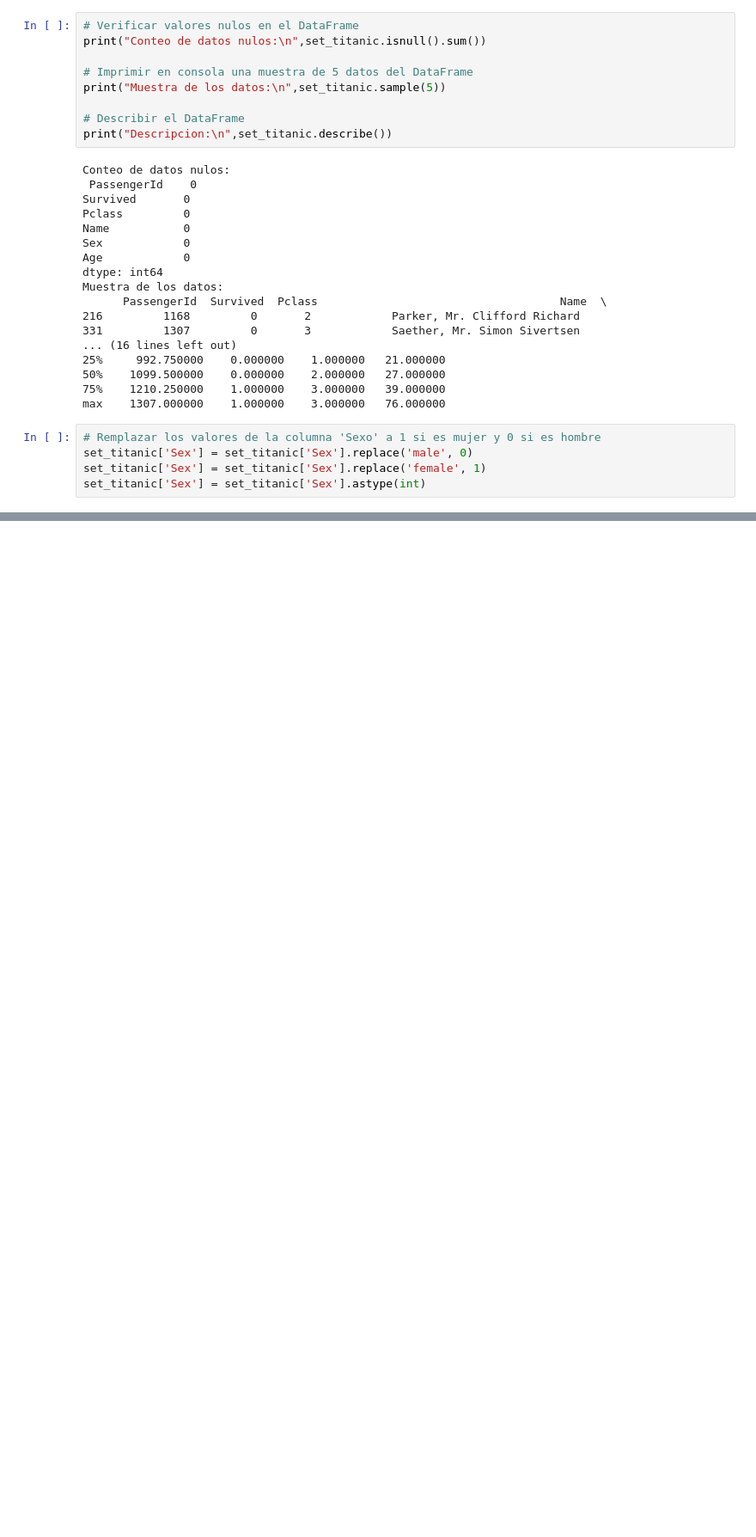
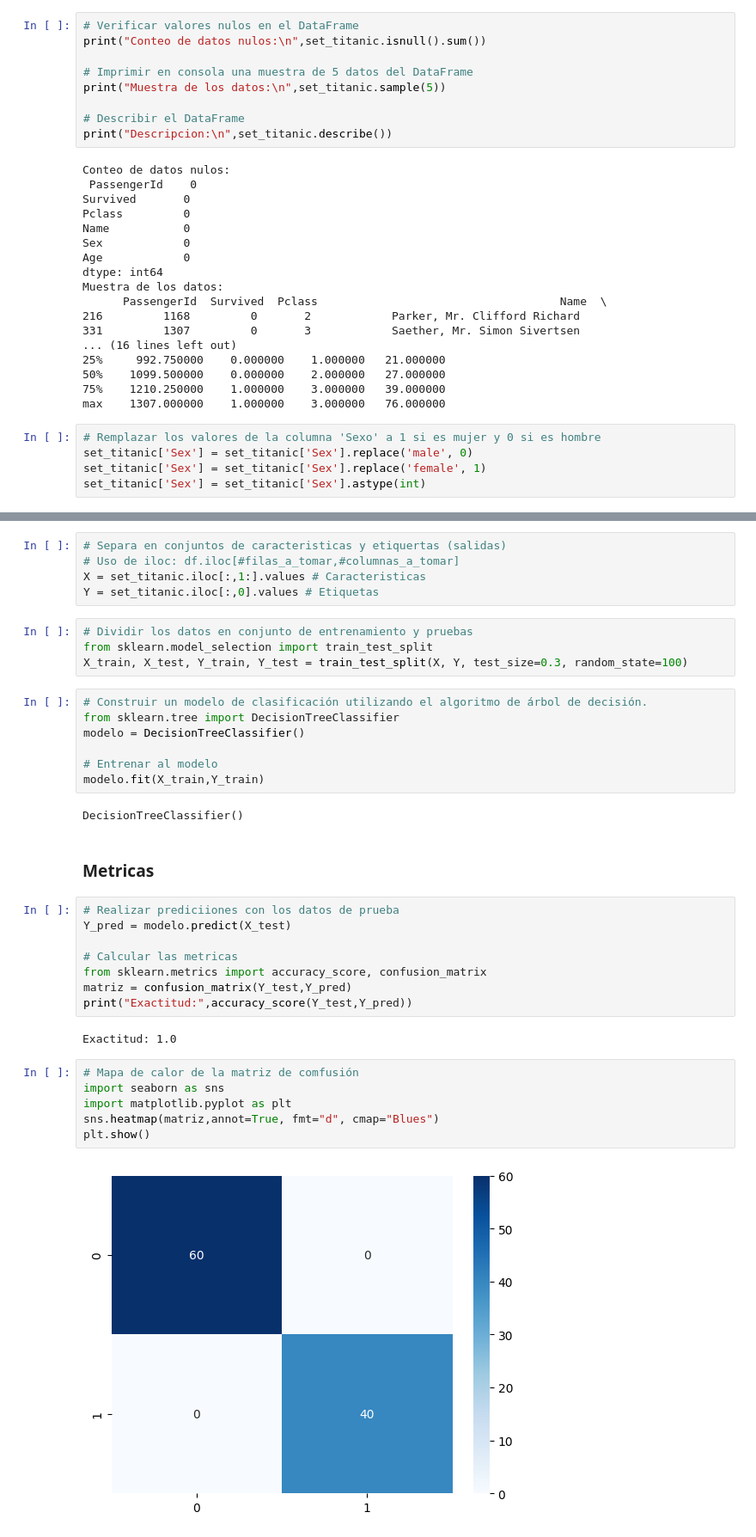
Before and after one commit to Alejo-P/Fundamentos-IA, a Jupyter notebook: T3-Aprendizaje-Automatico/programa.ipynb, the cells around one changed output, grey strips where cells are left out. Shown at 86% size. Drawn from its saved outputs; the diff is of its cells as text; blank space fills up the shorter version.

```diff
--- a/T3-Aprendizaje-Automatico/programa.ipynb
+++ b/T3-Aprendizaje-Automatico/programa.ipynb
@@ -155,0 +167,38 @@ set_titanic['Sex'] = set_titanic['Sex'].astype(int)
+# %%
+# Separa en conjuntos de caracteristicas y etiquertas (salidas)
+# Uso de iloc: df.iloc[#filas_a_tomar,#columnas_a_tomar]
+X = set_titanic.iloc[:,1:].values # Caracteristicas
+Y = set_titanic.iloc[:,0].values # Etiquetas
+# %%
+# Dividir los datos en conjunto de entrenamiento y pruebas
+from sklearn.model_selection import train_test_split
+X_train, X_test, Y_train, Y_test = train_test_split(X, Y, test_size=0.3, random_state=100)
+# %%
+# Construir un modelo de clasificación utilizando el algoritmo de árbol de decisión.
+from sklearn.tree import DecisionTreeClassifier
+modelo = DecisionTreeClassifier()
+
+# Entrenar al modelo
+modelo.fit(X_train,Y_train)
+# %% [output]
+DecisionTreeClassifier()
+# %% [markdown]
+<h3>Metricas</h3>
+# %%
+# Realizar prediciiones con los datos de prueba
+Y_pred = modelo.predict(X_test)
+
+# Calcular las metricas
+from sklearn.metrics import accuracy_score, confusion_matrix
+matriz = confusion_matrix(Y_test,Y_pred)
+print("Exactitud:",accuracy_score(Y_test,Y_pred))
+# %% [output]
+Exactitud: 1.0
+# %%
+# Mapa de calor de la matriz de comfusión
+import seaborn as sns
+import matplotlib.pyplot as plt
+sns.heatmap(matriz,annot=True, fmt="d", cmap="Blues")
+plt.show()
+# %% [output]
+[figure, added]
```
Also changed, not shown: parts of 22 cells of this notebook.
